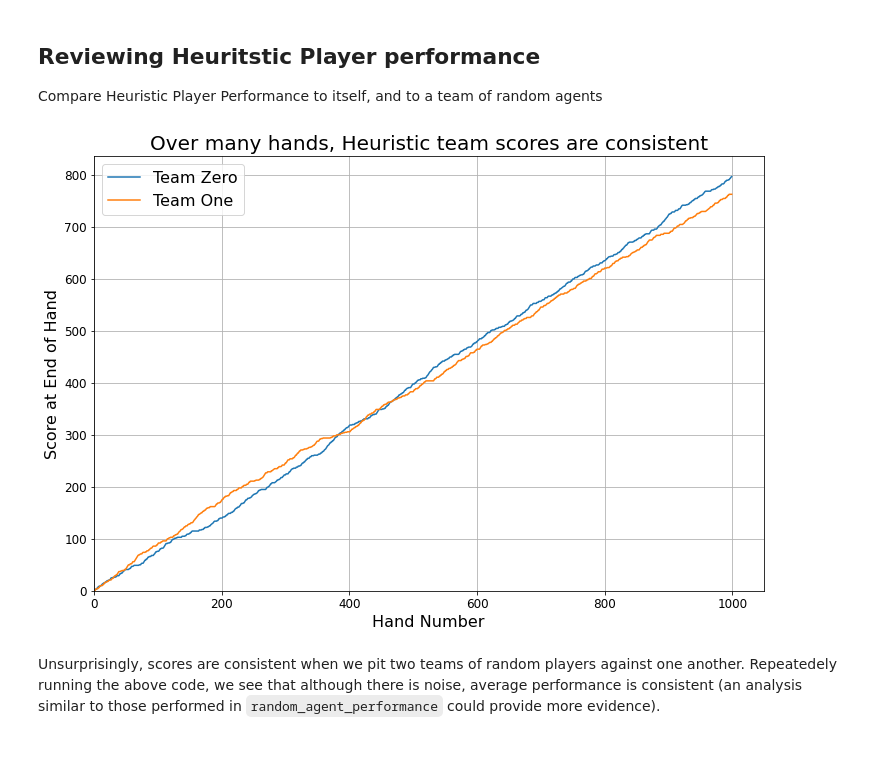
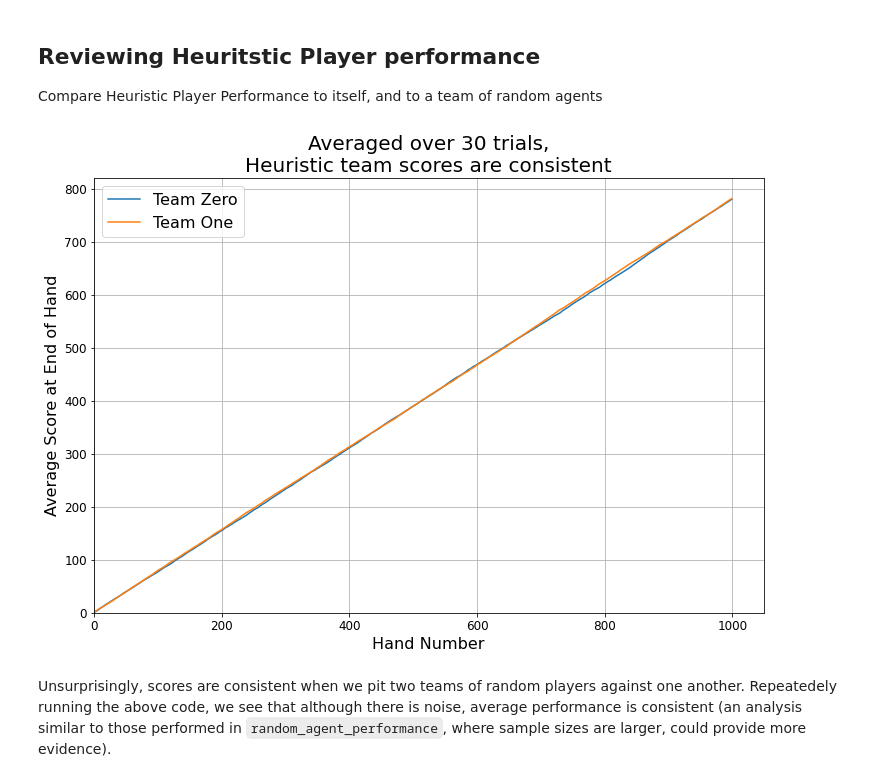
Before and after one commit to LiamABailey/echre-learner, a Jupyter notebook: analyses/heuristic_player_exploration.ipynb, the cells around one changed output. Drawn from its saved outputs; the diff is of its cells as text; code cells hidden in the pictures; blank space fills up the shorter version.

Commit message:
Performing 30 trials per experiment and averaging

```diff
--- a/analyses/heuristic_player_exploration.ipynb
+++ b/analyses/heuristic_player_exploration.ipynb
@@ -28,34 +29,44 @@ h_table = Table(*heuristic_players)
 # %%
+# sample out n rounds m times
+m_samples = 30
 # generate the scores over n rounds
 n_rounds = 1000
-t0_scores = np.zeros(n_rounds)
-t1_scores = np.zeros(n_rounds)
-for i in range(n_rounds):
-    # play a hand
-    h_table.play_hand()
-    # get and record current scores
-    t0_scores[i], t1_scores[i] = h_table.get_scores()
+t0_scores = np.zeros((m_samples, n_rounds))
+t1_scores = np.zeros((m_samples, n_rounds))
+
+for i in range(m_samples):
+    #reset the table
+    h_table = Table(*heuristic_players)
+    for j in range(n_rounds):
+        # play a hand
+        h_table.play_hand()
+        # get and record current scores
+        t0_scores[i,j],t1_scores[i, j]  = h_table.get_scores()
+# %%
+#average scores across the trials
+t0_score_avg = np.mean(t0_scores, axis = 0)
+t1_score_avg = np.mean(t1_scores, axis = 0)
 # %%
-# plot the scores
+# plot the scores from the averaged trials
 fig, ax = plt.subplots()
 fig.set_size_inches(12,8)
-ax.plot(t0_scores, label = "Team Zero")
-ax.plot(t1_scores, label = "Team One")
+ax.plot(t0_score_avg, label = "Team Zero")
+ax.plot(t1_score_avg, label = "Team One")
 
 ax.set_xlim(left=0)
 ax.set_ylim(bottom=0)
 
 ax.set_xlabel("Hand Number", size = LABEL_FSIZE)
-ax.set_ylabel("Score at End of Hand", size = LABEL_FSIZE)
+ax.set_ylabel("Average Score at End of Hand", size = LABEL_FSIZE)
 
 for l in ax.get_xticklabels() + ax.get_yticklabels():
     l.set_fontsize(TICK_LABEL_FSIZE)
 
-plt.title("Over many hands, Heuristic team scores are consistent", size = TITLE_FSIZE)
+plt.title(f"Averaged over {m_samples} trials,\nHeuristic team scores are consistent", size = TITLE_FSIZE)
 plt.legend(prop={'size': LEGEND_FSIZE})
 plt.grid()
 plt.show()
 # %% [output]
-[figure, old version]
+[figure, new version]
 # %% [markdown]
-Unsurprisingly, scores are consistent when we pit two teams of random players against one another. Repeatedely running the above code, we see that although there is noise, average performance is consistent (an analysis similar to those performed in `random_agent_performance` could provide more evidence).
+Unsurprisingly, scores are consistent when we pit two teams of random players against one another. Repeatedely running the above code, we see that although there is noise, average performance is consistent (an analysis similar to those performed in `random_agent_performance`, where sample sizes are larger, could provide more evidence).
```
Also changed, not shown: parts of 8 cells of this notebook.
